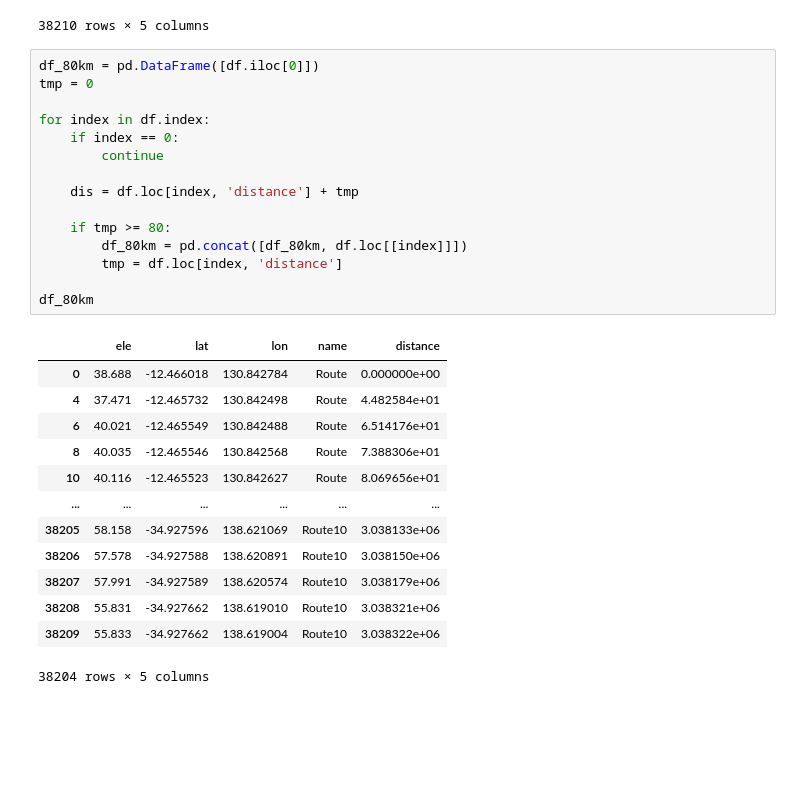
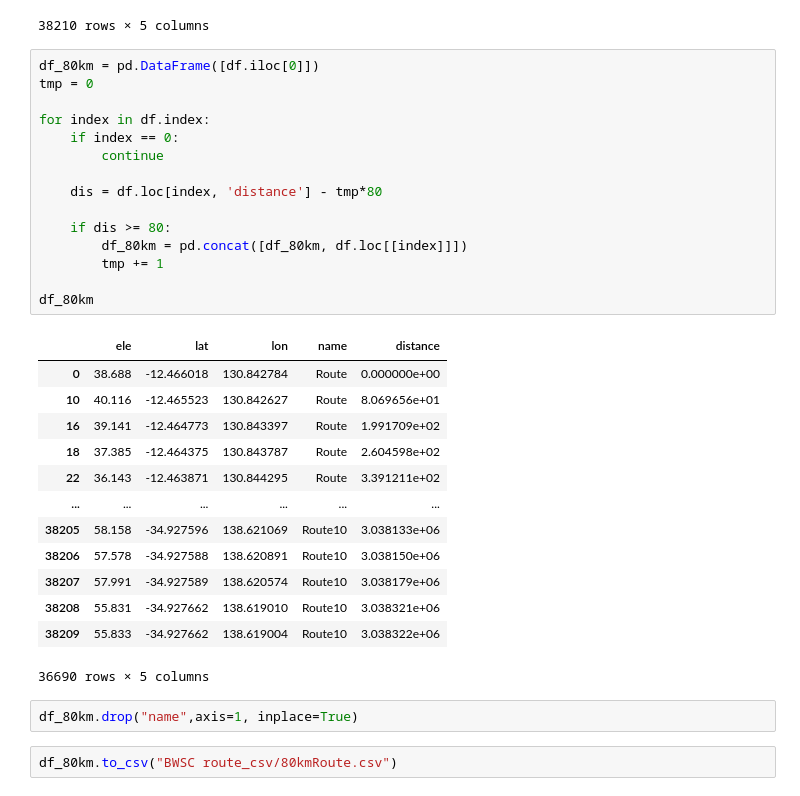
Before and after one commit to ak45aaa/KUST_2027BWSC, a Jupyter notebook: route_distance.ipynb, the cells around one changed output. Drawn from its saved outputs; the diff is of its cells as text; blank space fills up the shorter version.

```diff
--- a/route_distance.ipynb
+++ b/route_distance.ipynb
@@ -116,29 +116,33 @@ df
 # %%
 df_80km = pd.DataFrame([df.iloc[0]])
 tmp = 0
 
 for index in df.index:
     if index == 0:
         continue
 
-    dis = df.loc[index, 'distance'] + tmp
+    dis = df.loc[index, 'distance'] - tmp*80
 
-    if tmp >= 80:
+    if dis >= 80:
         df_80km = pd.concat([df_80km, df.loc[[index]]])
-        tmp = df.loc[index, 'distance']
+        tmp += 1
 
 df_80km
 # %% [output]
 |  | ele | lat | lon | name | distance |
 | 0 | 38.688 | -12.466018 | 130.842784 | Route | 0.000000e+00 |
-| 4 | 37.471 | -12.465732 | 130.842498 | Route | 4.482584e+01 |
-| 6 | 40.021 | -12.465549 | 130.842488 | Route | 6.514176e+01 |
-| 8 | 40.035 | -12.465546 | 130.842568 | Route | 7.388306e+01 |
 | 10 | 40.116 | -12.465523 | 130.842627 | Route | 8.069656e+01 |
+| 16 | 39.141 | -12.464773 | 130.843397 | Route | 1.991709e+02 |
+| 18 | 37.385 | -12.464375 | 130.843787 | Route | 2.604598e+02 |
+| 22 | 36.143 | -12.463871 | 130.844295 | Route | 3.391211e+02 |
 | ... | ... | ... | ... | ... | ... |
 | 38205 | 58.158 | -34.927596 | 138.621069 | Route10 | 3.038133e+06 |
 | 38206 | 57.578 | -34.927588 | 138.620891 | Route10 | 3.038150e+06 |
 | 38207 | 57.991 | -34.927589 | 138.620574 | Route10 | 3.038179e+06 |
 | 38208 | 55.831 | -34.927662 | 138.619010 | Route10 | 3.038321e+06 |
 | 38209 | 55.833 | -34.927662 | 138.619004 | Route10 | 3.038322e+06 |
-38204 rows × 5 columns
+36690 rows × 5 columns
+# %%
+df_80km.drop("name",axis=1, inplace=True)
+# %%
+df_80km.to_csv("BWSC route_csv/80kmRoute.csv")
```
Also changed, not shown: parts of 1 cell of this notebook, 3 other files.
